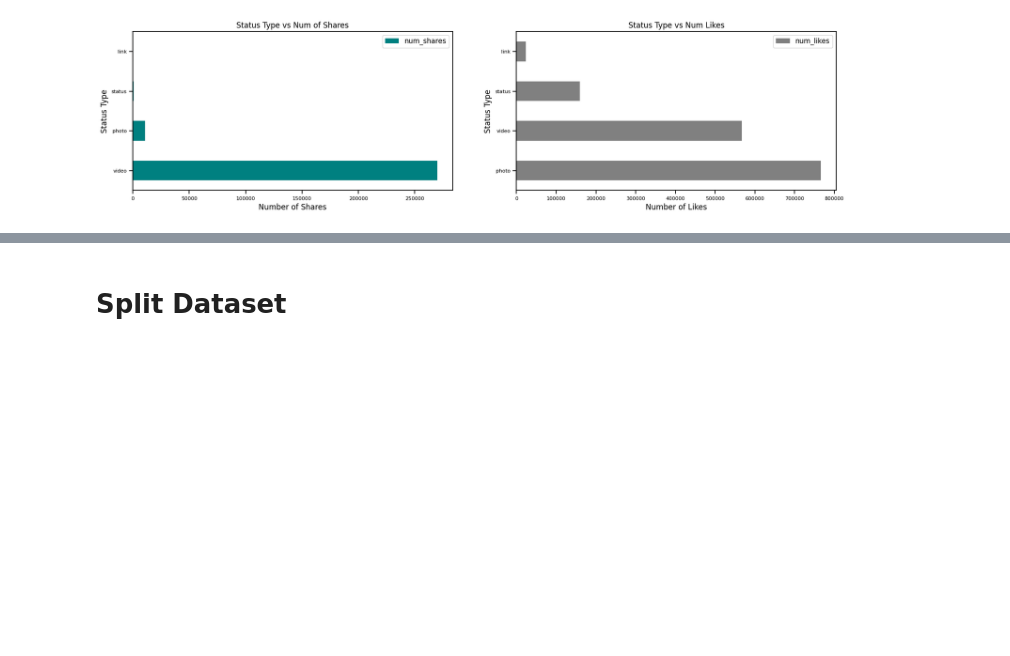
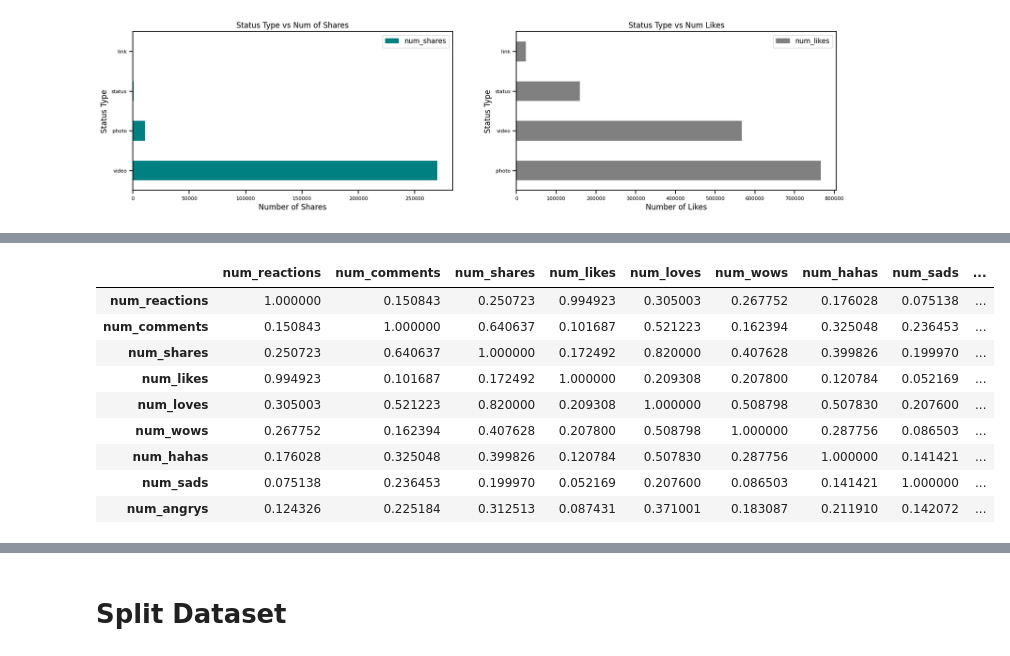
Before and after one commit to abu14/Kaggle_Project_Notebooks, a Jupyter notebook: facebook-live-seller-in-thailand-with-k-means.ipynb, the cells around one changed output, grey strips where cells are left out. Cells and saved outputs as stored; diff of their text form; code cells hidden in the pictures; blank space fills up the shorter version.

```diff
--- a/facebook-live-seller-in-thailand-with-k-means.ipynb
+++ b/facebook-live-seller-in-thailand-with-k-means.ipynb
@@ -197,0 +222,16 @@ plt.grid(False);
+# %%
+
+numeric_df = df.select_dtypes(include=['number']) #only select numerical values in teh dataframe
+df_corr = numeric_df.corr() #pd.get_dummies(df.htype)
+df_corr.head(10)
+# %% [output]
+|  | num_reactions | num_comments | num_shares | num_likes | num_loves | num_wows | num_hahas | num_sads | ... |
+| num_reactions | 1.000000 | 0.150843 | 0.250723 | 0.994923 | 0.305003 | 0.267752 | 0.176028 | 0.075138 | ... |
+| num_comments | 0.150843 | 1.000000 | 0.640637 | 0.101687 | 0.521223 | 0.162394 | 0.325048 | 0.236453 | ... |
+| num_shares | 0.250723 | 0.640637 | 1.000000 | 0.172492 | 0.820000 | 0.407628 | 0.399826 | 0.199970 | ... |
+| num_likes | 0.994923 | 0.101687 | 0.172492 | 1.000000 | 0.209308 | 0.207800 | 0.120784 | 0.052169 | ... |
+| num_loves | 0.305003 | 0.521223 | 0.820000 | 0.209308 | 1.000000 | 0.508798 | 0.507830 | 0.207600 | ... |
+| num_wows | 0.267752 | 0.162394 | 0.407628 | 0.207800 | 0.508798 | 1.000000 | 0.287756 | 0.086503 | ... |
+| num_hahas | 0.176028 | 0.325048 | 0.399826 | 0.120784 | 0.507830 | 0.287756 | 1.000000 | 0.141421 | ... |
+| num_sads | 0.075138 | 0.236453 | 0.199970 | 0.052169 | 0.207600 | 0.086503 | 0.141421 | 1.000000 | ... |
+| num_angrys | 0.124326 | 0.225184 | 0.312513 | 0.087431 | 0.371001 | 0.183087 | 0.211910 | 0.142072 | ... |
```
Also changed, not shown: parts of 32 cells of this notebook.
